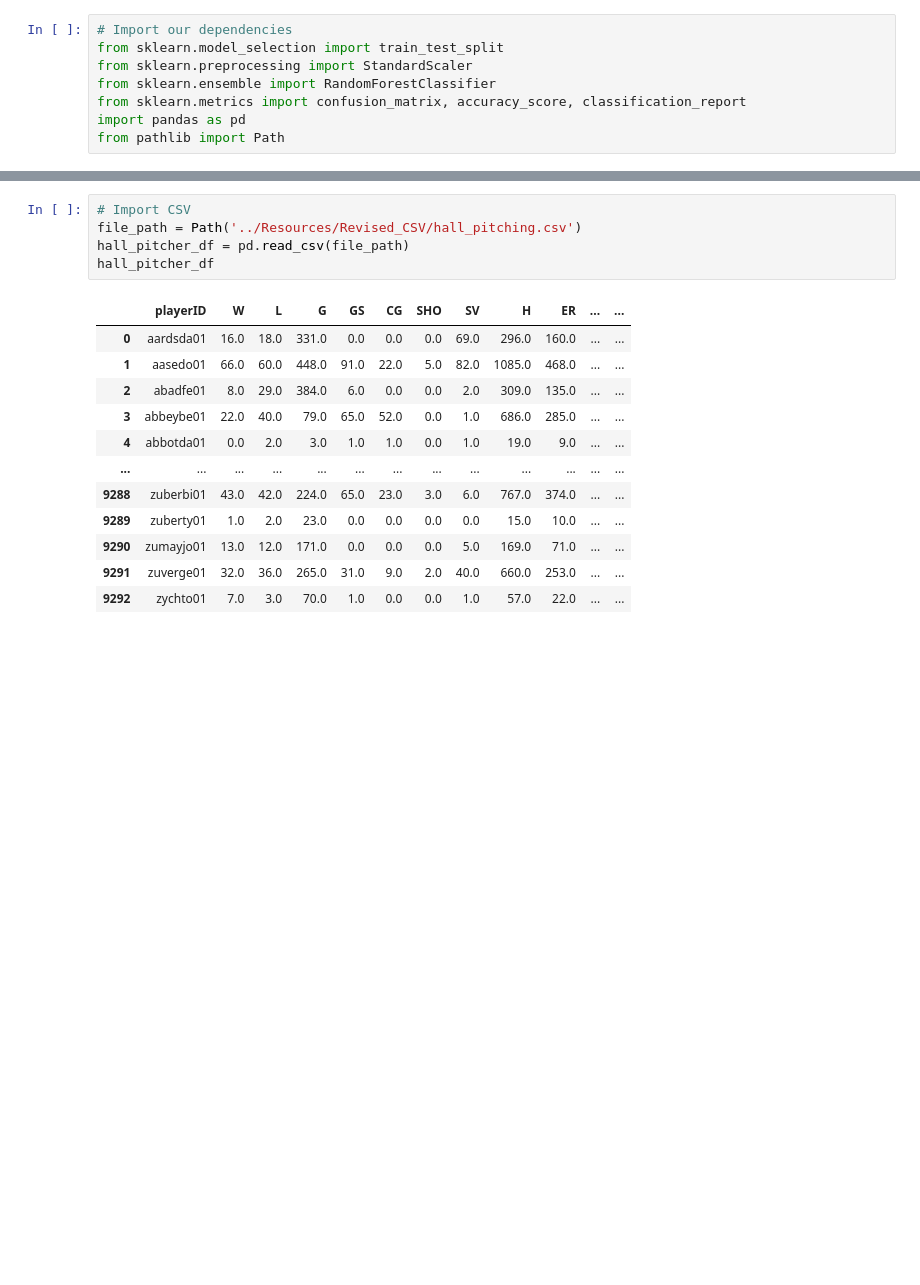
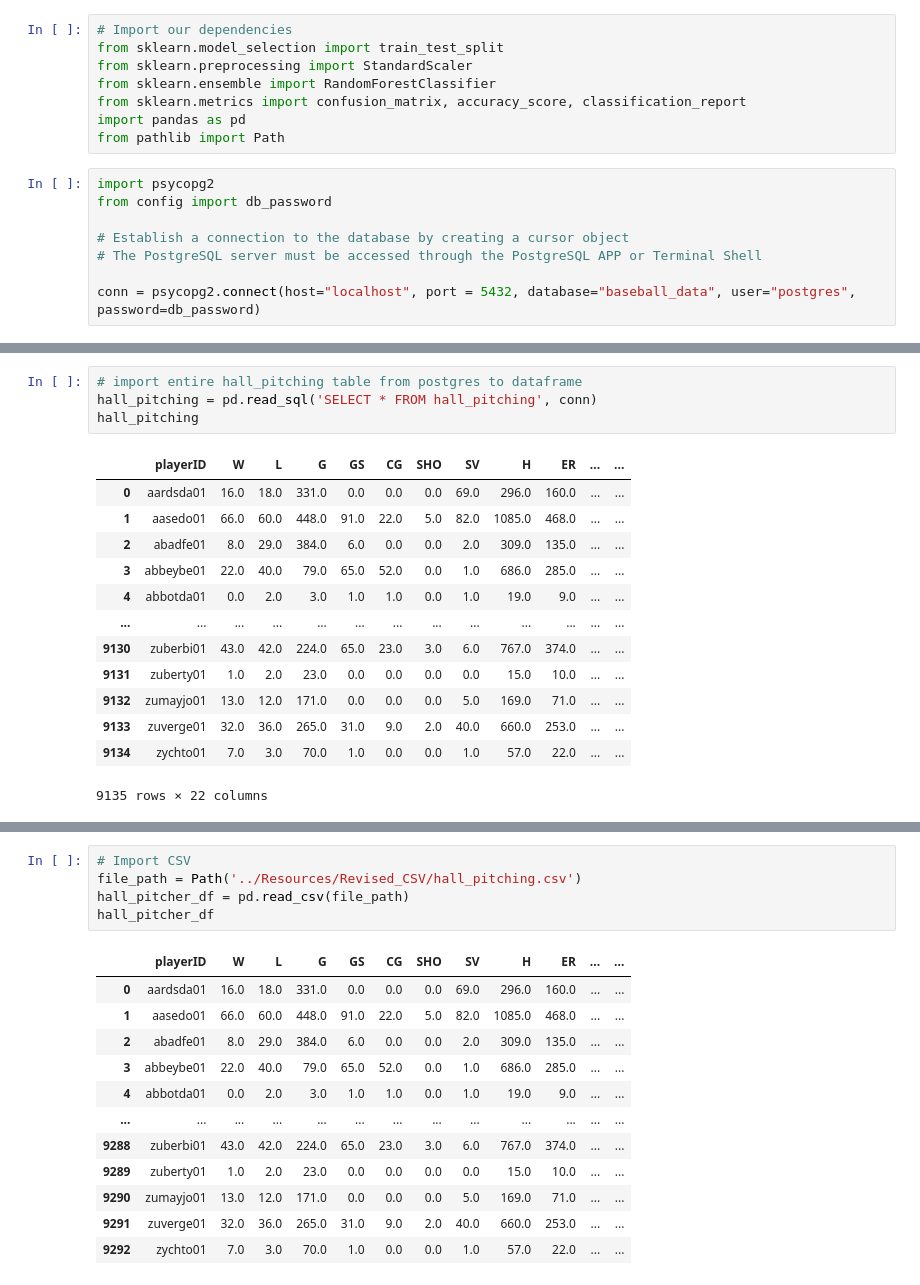
Before and after one commit to greensleeves8/Final_Project_Baseball, a Jupyter notebook: Machine Learning Models/Pitcher_RFCModel.ipynb, the cells around one changed output, grey strips where cells are left out. Drawn from its saved outputs; the diff is of its cells as text; blank space fills up the shorter version.

```diff
--- a/Machine Learning Models/Pitcher_RFCModel.ipynb
+++ b/Machine Learning Models/Pitcher_RFCModel.ipynb
@@ -6,3 +6,11 @@ from sklearn.ensemble import RandomForestClassifier
 from sklearn.metrics import confusion_matrix, accuracy_score, classification_report
 import pandas as pd
 from pathlib import Path
+# %%
+import psycopg2
+from config import db_password
+
+# Establish a connection to the database by creating a cursor object
+# The PostgreSQL server must be accessed through the PostgreSQL APP or Terminal Shell
+
+conn = psycopg2.connect(host="localhost", port = 5432, database="baseball_data", user="postgres", password=db_password)
@@ -8,0 +27,18 @@ from pathlib import Path
+# %%
+# import entire hall_pitching table from postgres to dataframe
+hall_pitching = pd.read_sql('SELECT * FROM hall_pitching', conn)
+hall_pitching
+# %% [output]
+|  | playerID | W | L | G | GS | CG | SHO | SV | H | ER | ... | ... |
+| 0 | aardsda01 | 16.0 | 18.0 | 331.0 | 0.0 | 0.0 | 0.0 | 69.0 | 296.0 | 160.0 | ... | ... |
+| 1 | aasedo01 | 66.0 | 60.0 | 448.0 | 91.0 | 22.0 | 5.0 | 82.0 | 1085.0 | 468.0 | ... | ... |
+| 2 | abadfe01 | 8.0 | 29.0 | 384.0 | 6.0 | 0.0 | 0.0 | 2.0 | 309.0 | 135.0 | ... | ... |
+| 3 | abbeybe01 | 22.0 | 40.0 | 79.0 | 65.0 | 52.0 | 0.0 | 1.0 | 686.0 | 285.0 | ... | ... |
+| 4 | abbotda01 | 0.0 | 2.0 | 3.0 | 1.0 | 1.0 | 0.0 | 1.0 | 19.0 | 9.0 | ... | ... |
+| ... | ... | ... | ... | ... | ... | ... | ... | ... | ... | ... | ... | ... |
+| 9130 | zuberbi01 | 43.0 | 42.0 | 224.0 | 65.0 | 23.0 | 3.0 | 6.0 | 767.0 | 374.0 | ... | ... |
+| 9131 | zuberty01 | 1.0 | 2.0 | 23.0 | 0.0 | 0.0 | 0.0 | 0.0 | 15.0 | 10.0 | ... | ... |
+| 9132 | zumayjo01 | 13.0 | 12.0 | 171.0 | 0.0 | 0.0 | 0.0 | 5.0 | 169.0 | 71.0 | ... | ... |
+| 9133 | zuverge01 | 32.0 | 36.0 | 265.0 | 31.0 | 9.0 | 2.0 | 40.0 | 660.0 | 253.0 | ... | ... |
+| 9134 | zychto01 | 7.0 | 3.0 | 70.0 | 1.0 | 0.0 | 0.0 | 1.0 | 57.0 | 22.0 | ... | ... |
+9135 rows × 22 columns
```
Also changed, not shown: parts of 4 cells of this notebook, 1 other file.
